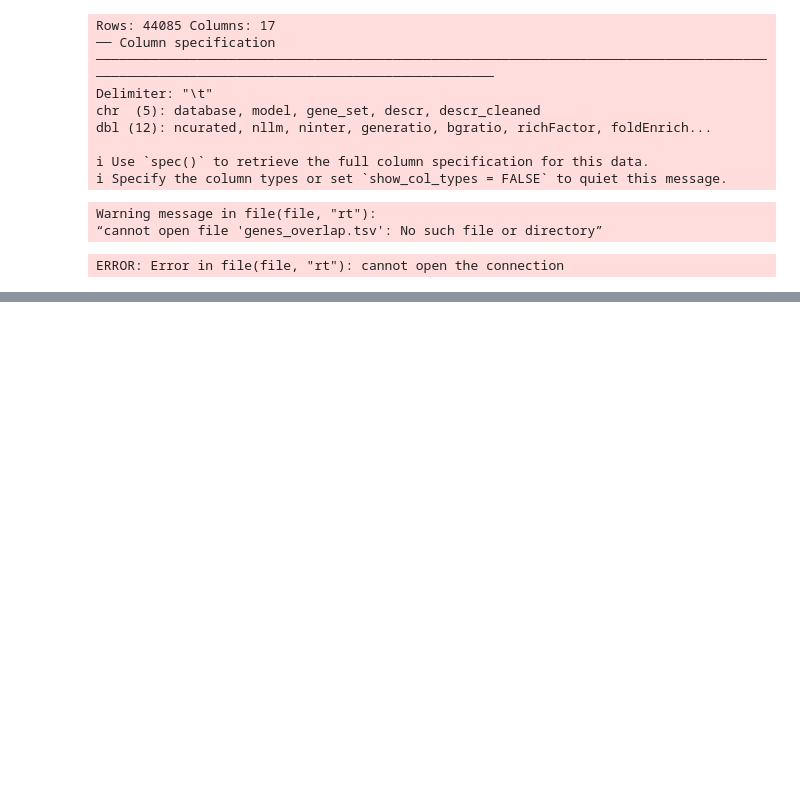
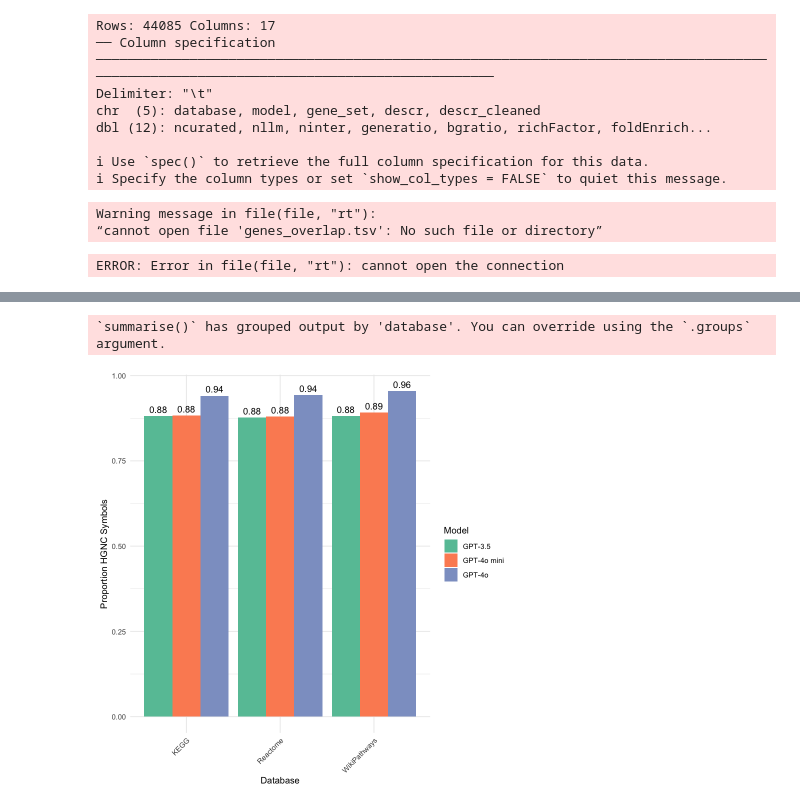
Before and after one commit to Alector-BIO/llm2geneset, a Jupyter notebook: notebooks/fig1.ipynb, the cells around one changed output, grey strips where cells are left out. Saved outputs shown, nothing was run; the diff lists cells and outputs as text; code cells hidden in the pictures; blank space fills up the shorter version.

```diff
--- a/notebooks/fig1.ipynb
+++ b/notebooks/fig1.ipynb
@@ -520,0 +556,28 @@ ggsave(p, file="figures/figS1C.pdf", width=8.75, height=5)
+# %%
+# Step 1: Group by 'database' and 'model', compute the sum for 'non_hgnc' and 'nllm'
+df_grouped <- df %>%
+  group_by(database, model) %>%
+  summarize(
+    sum_non_hgnc = sum(non_hgnc, na.rm = TRUE),  # Sum of non_hgnc
+    sum_nllm = sum(nllm, na.rm = TRUE)  # Sum of nllm
+  ) %>%
+  ungroup()  # Ungroup the data frame
+
+# Step 2: Compute the ratio '1 - (sum_non_hgnc / sum_nllm)'
+df_grouped <- df_grouped %>%
+  mutate(ratio = 1 - (sum_non_hgnc / sum_nllm))
+
+# Step 3: Create a bar plot with 'database' on the x-axis, 'ratio' on the y-axis, grouped by 'model'
+p <- ggplot(df_grouped, aes(x = database, y = ratio, fill = model)) +
+  geom_bar(stat = "identity", position = "dodge") +  # Create grouped bar plot (side-by-side bars)
+  geom_text(aes(label = round(ratio, 2)),             # Add rounded values on top of the bars
+            position = position_dodge(width = 0.9),
+            vjust = -0.5) +                           # Adjust the vertical position of the labels
+  labs(x = "Database", y = "Proportion HGNC Symbols", fill = "Model") +  # Set axis and legend labels
+  theme_minimal() +  # Use a minimal theme
+  theme(axis.text.x = element_text(angle = 45, hjust = 1)) +  # Rotate x-axis labels for readability
+  scale_fill_brewer(palette = "Set2")  # Use Set2 color scheme for the bars
+p
+# %% [output]
+`summarise()` has grouped output by 'database'. You can override using the `.groups` argument.
+[figure, added]
```
Also changed, not shown: parts of 7 cells of this notebook.
